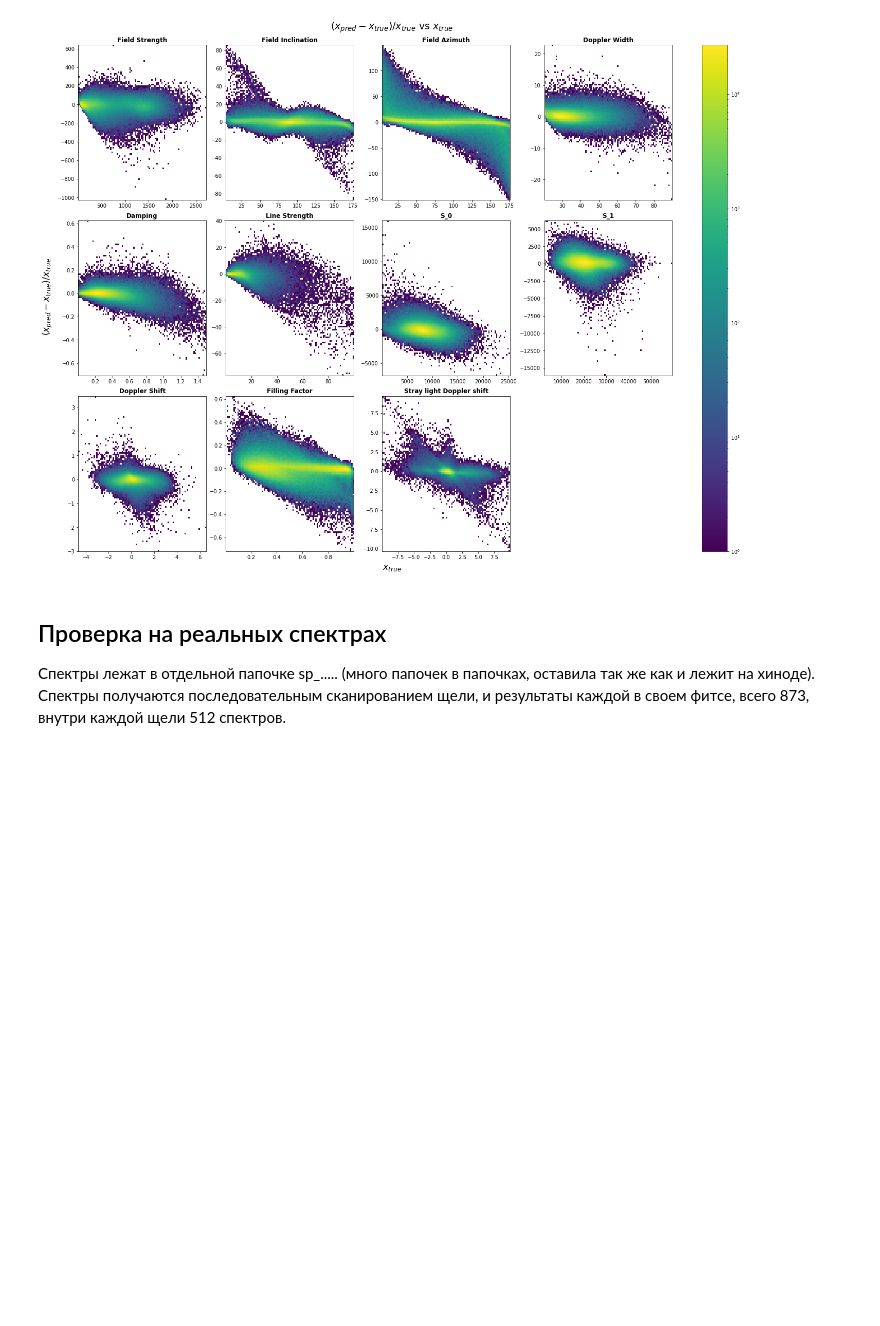
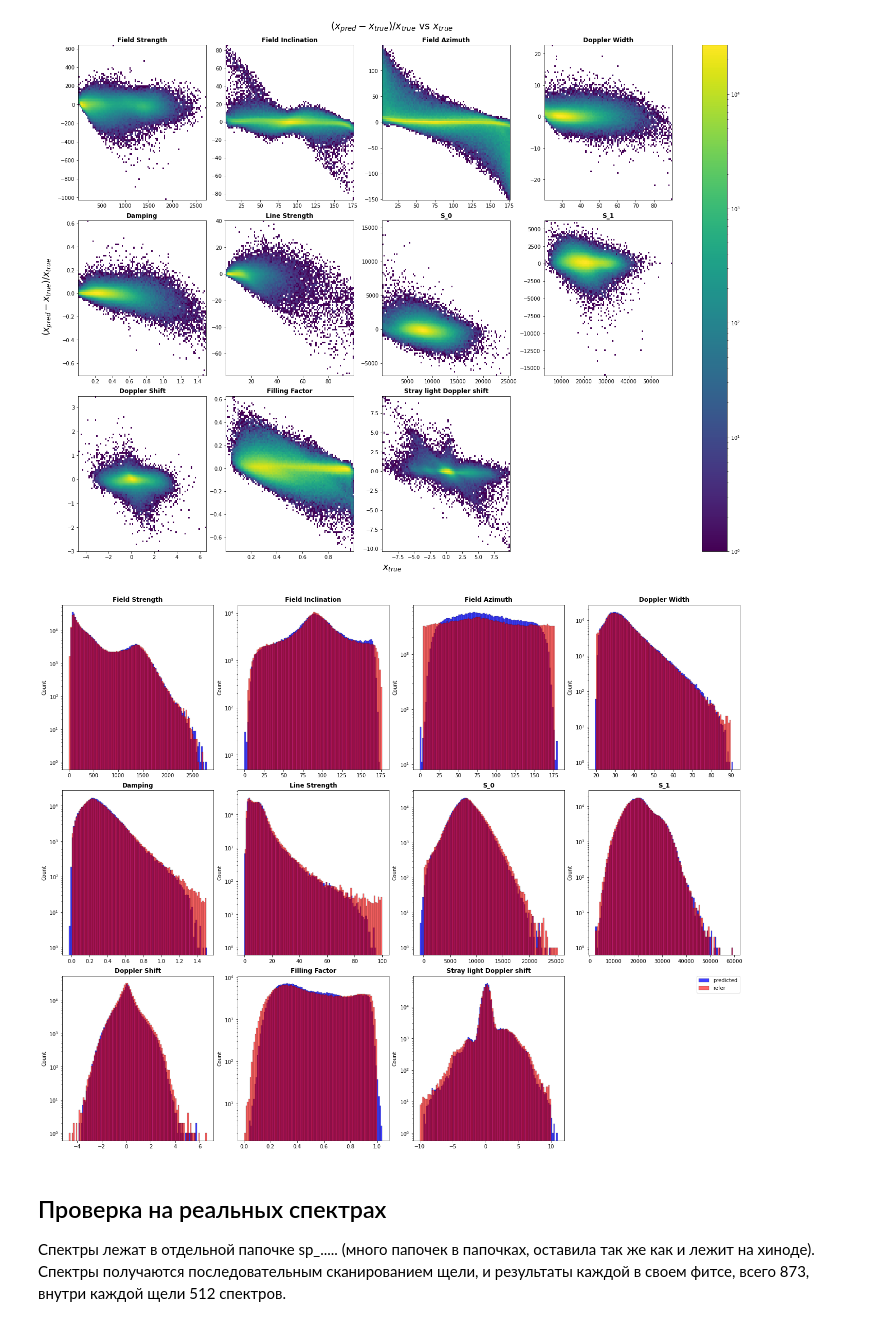
Before and after one commit to iknyazeva/InverseProblem, a Jupyter notebook: notebooks/model_pi_mlp_conv_train.ipynb, the cells around one changed output. Cells and saved outputs as stored; diff of their text form; code cells hidden in the pictures; blank space fills up the shorter version.

```diff
--- a/notebooks/model_pi_mlp_conv_train.ipynb
+++ b/notebooks/model_pi_mlp_conv_train.ipynb
@@ -424,6 +426,13 @@ plot_analysis_hist2d(masked_ref_unnormalized_2d.data, predicted_2d_inv,
 plt.show()
 # %% [output]
 [figure]
+# %%
+plot_hist_params_comparison(predicted_2d_inv, masked_ref_unnormalized_2d.data,
+                            mask=masked_ref_2d.mask,
+                            save_path=save_path+model_name+'_inv_comp_plot')
+plt.show()
+# %% [output]
+[figure, added]
 # %% [markdown]
 ## Проверка на реальных спектрах
 
```
Also changed, not shown: parts of 3 cells of this notebook.
